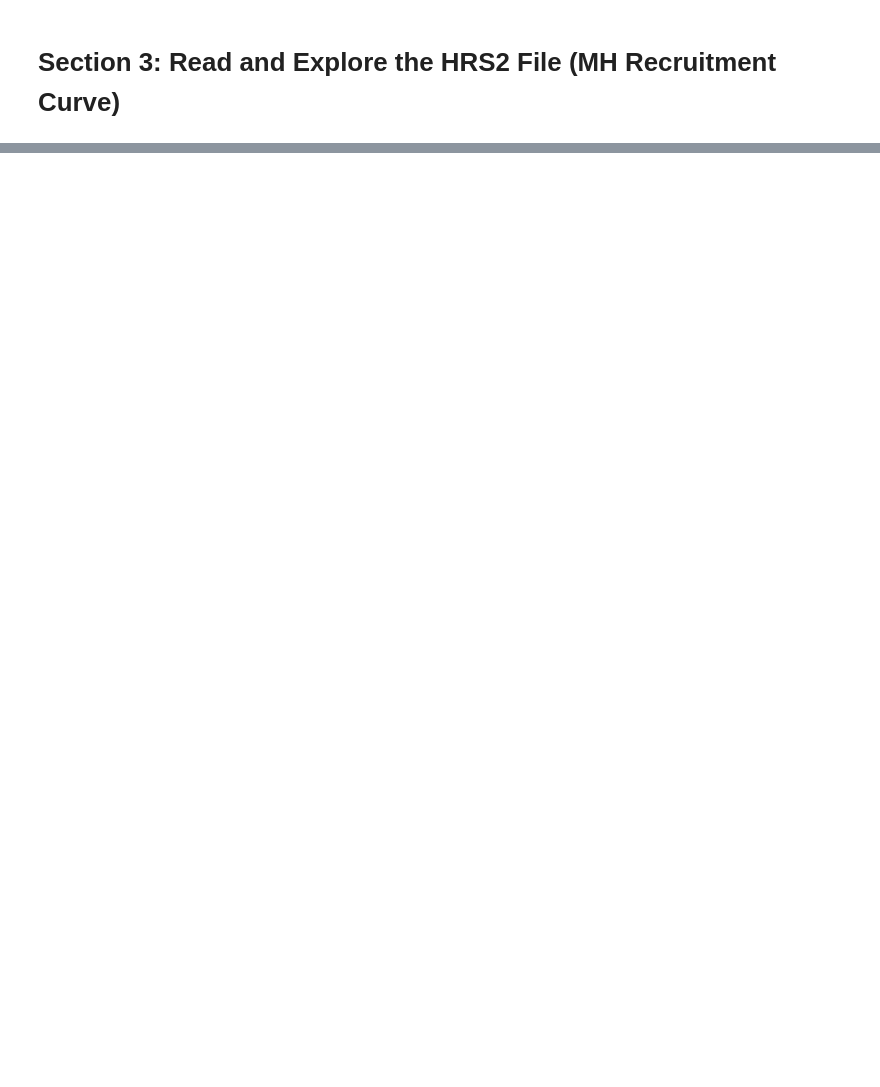
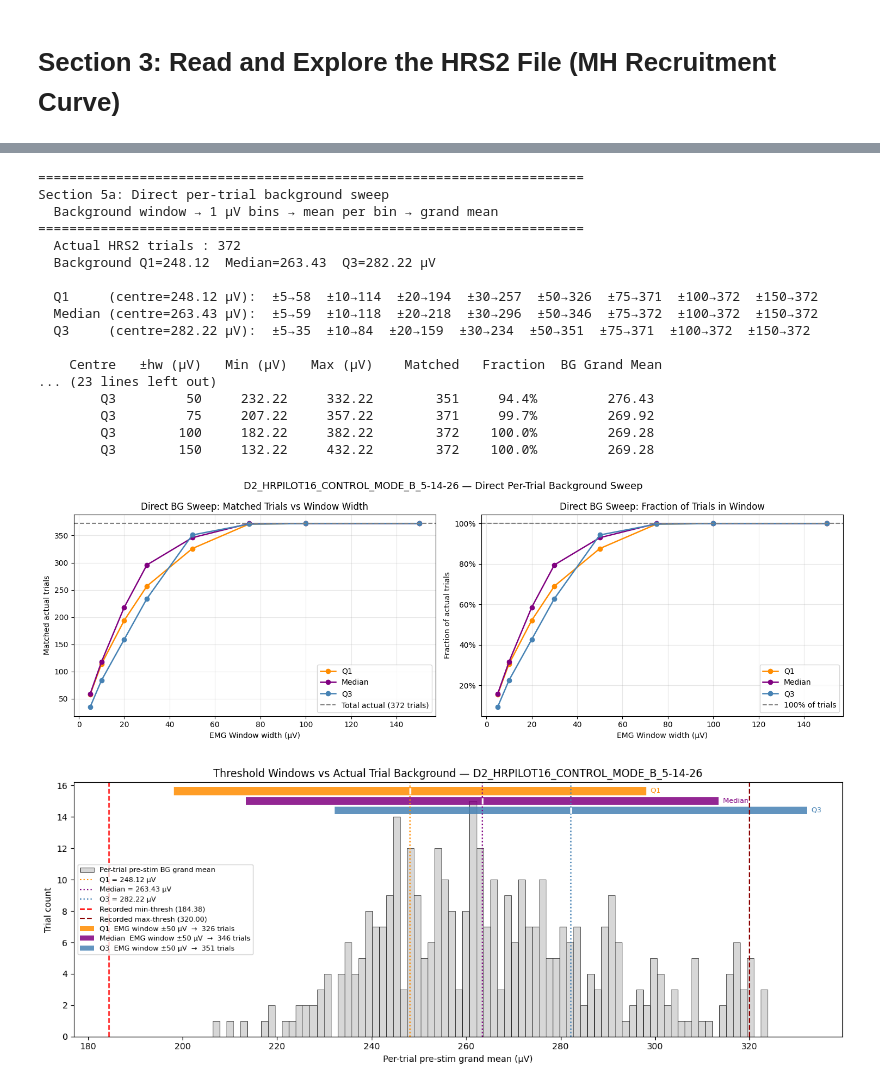
Before and after one commit to yahriels/Open-Ephys-H-Reflex-Python-Data-Analysis, a Jupyter notebook: src/open_ephys/analysis/Post_Hoc_Global_Windowing.ipynb, the cells around one changed output, grey strips where cells are left out. Drawn from its saved outputs; the diff is of its cells as text; code cells hidden in the pictures; blank space fills up the shorter version.

```diff
--- a/src/open_ephys/analysis/Post_Hoc_Global_Windowing.ipynb
+++ b/src/open_ephys/analysis/Post_Hoc_Global_Windowing.ipynb
@@ -174,0 +251,24 @@ Section 4d: Per-trial pre-stim background grand means
+# %%
+# ---- Section 4c: Direct background trial count (retrospective reference) ----
+direct_bg_results = run_direct_bg_sweep(state)
+plot_direct_bg_sweep(direct_bg_results, state, hrs2_trials, hrs2_header)
+# %% [output]
+======================================================================
+Section 5a: Direct per-trial background sweep
+  Background window → 1 µV bins → mean per bin → grand mean
+======================================================================
+  Actual HRS2 trials : 372
+  Background Q1=248.12  Median=263.43  Q3=282.22 µV
+
+  Q1     (centre=248.12 µV):  ±5→58  ±10→114  ±20→194  ±30→257  ±50→326  ±75→371  ±100→372  ±150→372
+  Median (centre=263.43 µV):  ±5→59  ±10→118  ±20→218  ±30→296  ±50→346  ±75→372  ±100→372  ±150→372
+  Q3     (centre=282.22 µV):  ±5→35  ±10→84  ±20→159  ±30→234  ±50→351  ±75→371  ±100→372  ±150→372
+
+    Centre   ±hw (µV)   Min (µV)   Max (µV)    Matched   Fraction  BG Grand Mean
+... (23 lines left out)
+        Q3         50     232.22     332.22        351     94.4%         276.43
+        Q3         75     207.22     357.22        371     99.7%         269.92
+        Q3        100     182.22     382.22        372    100.0%         269.28
+        Q3        150     132.22     432.22        372    100.0%         269.28
+[figure, added]
+[figure, added]
```
Also changed, not shown: parts of 25 cells of this notebook, 10 other files.
